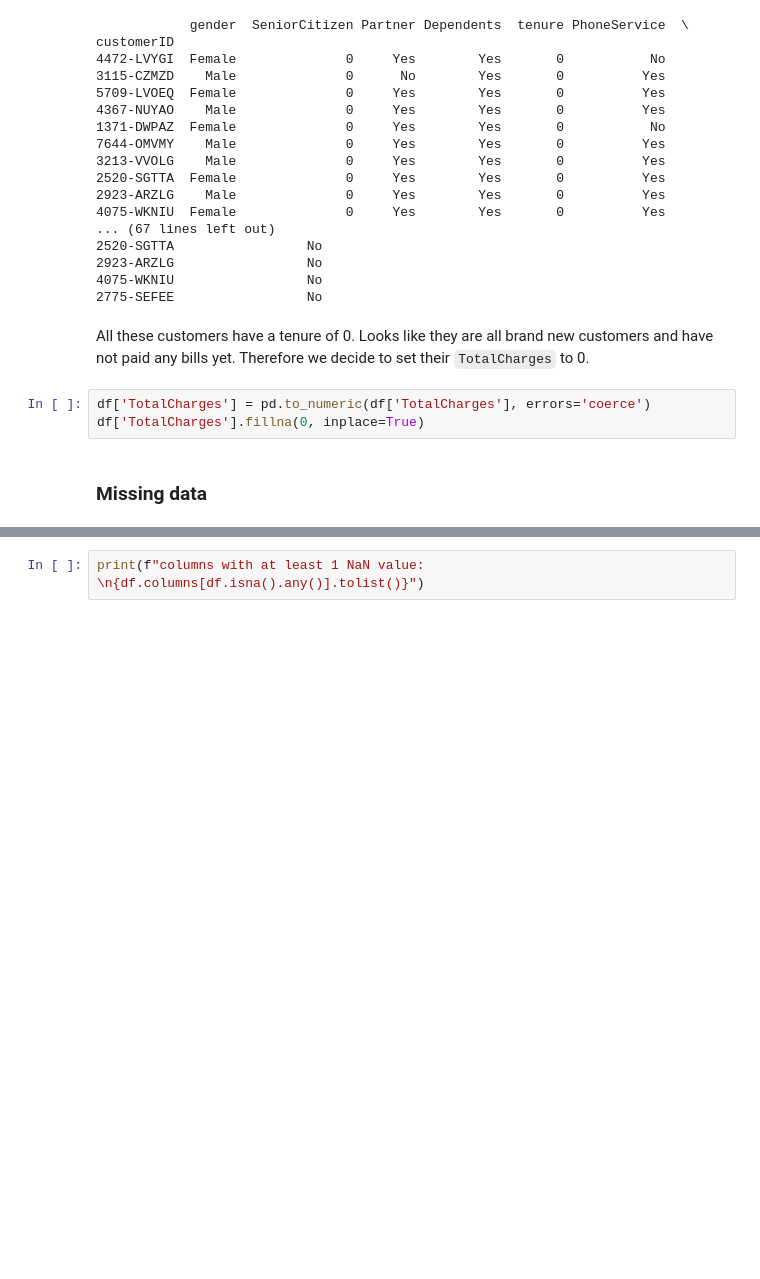
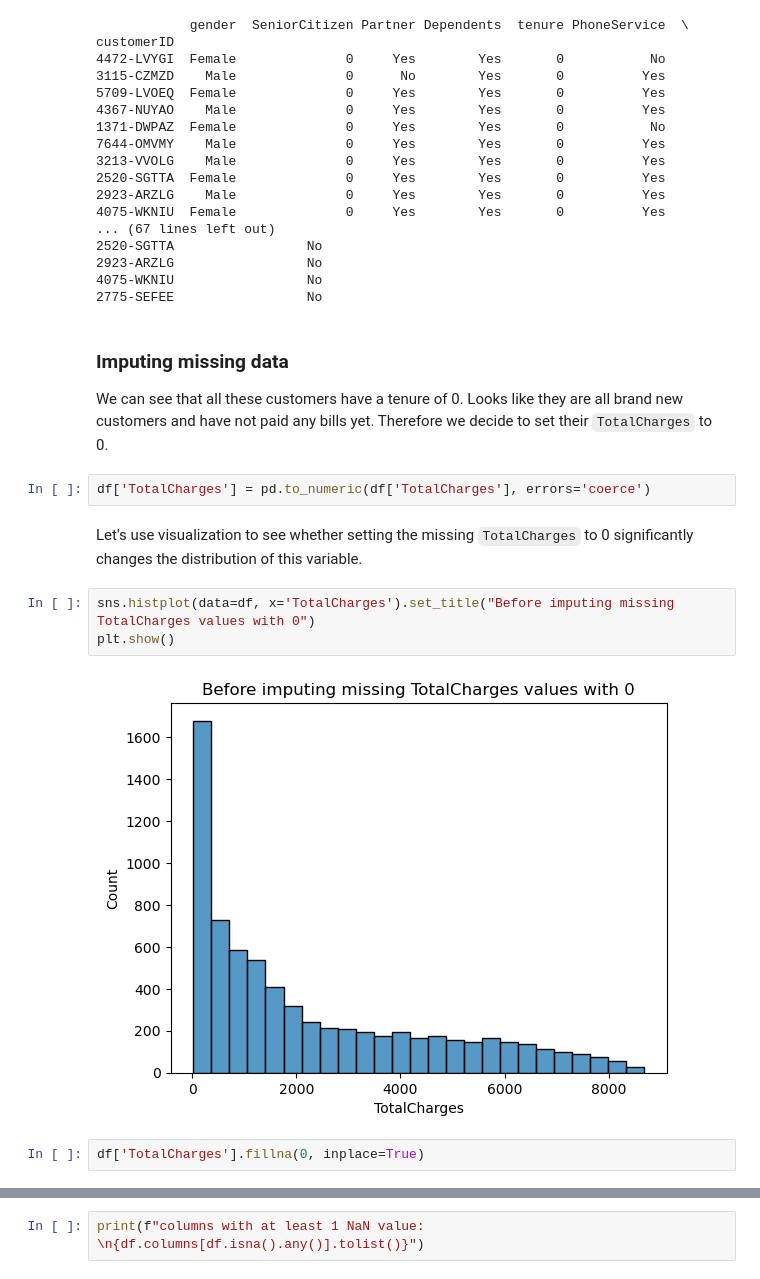
Before and after one commit to EnergizeStatistics/csca5622week7, a Jupyter notebook: main.ipynb, the cells around one changed output, grey strips where cells are left out. Drawn from its saved outputs; the diff is of its cells as text; blank space fills up the shorter version.

```diff
--- a/main.ipynb
+++ b/main.ipynb
@@ -153,9 +152,17 @@ customerID
 4075-WKNIU                 No
 2775-SEFEE                 No
 # %% [markdown]
-All these customers have a tenure of 0. Looks like they are all brand new customers and have not paid any bills yet. Therefore we decide to set their `TotalCharges` to 0.
+### Imputing missing data
+
+We can see that all these customers have a tenure of 0. Looks like they are all brand new customers and have not paid any bills yet. Therefore we decide to set their `TotalCharges` to 0.
 # %%
 df['TotalCharges'] = pd.to_numeric(df['TotalCharges'], errors='coerce')
-df['TotalCharges'].fillna(0, inplace=True)
-# %% [markdown]
-### Missing data
+# %% [markdown]
+Let's use visualization to see whether setting the missing `TotalCharges` to 0 significantly changes the distribution of this variable.
+# %%
+sns.histplot(data=df, x='TotalCharges').set_title("Before imputing missing TotalCharges values with 0")
+plt.show()
+# %% [output]
+[figure, added]
+# %%
+df['TotalCharges'].fillna(0, inplace=True)
```
Also changed, not shown: parts of 37 cells of this notebook.
